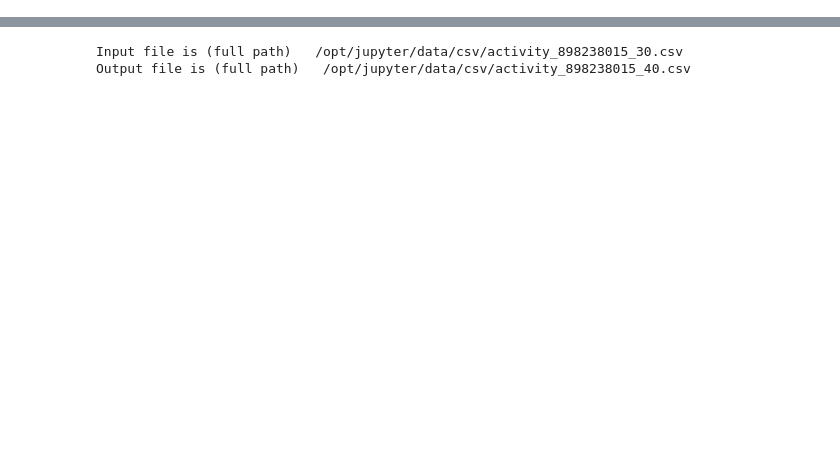
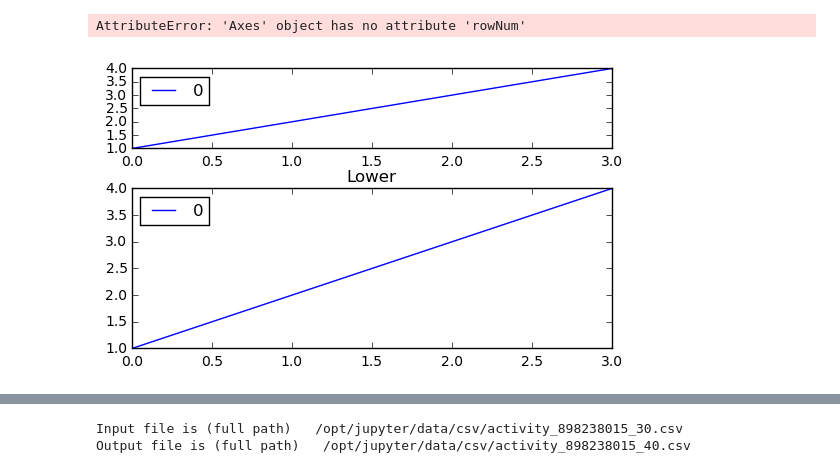
Before and after one commit to patclaffey/docker_jupyter, a Jupyter notebook: notebooks/Summary.ipynb, the cells around one changed output, grey strips where cells are left out. Cells and saved outputs as stored; diff of their text form; code cells hidden in the pictures; blank space fills up the shorter version.

```diff
--- a/notebooks/Summary.ipynb
+++ b/notebooks/Summary.ipynb
@@ -0,0 +11,13 @@
+# %%
+df_test = pd.DataFrame([1,2,3,4]) # create DataFrame
+fig_test = plt.figure() # create the figure instance
+
+#add_axes : Add an axes at position rect [left, bottom, width, height]
+#where all quantities are in fractions of figure width and height.
+axes_a =  fig_test.add_axes([0.1, 0.1, 0.8, 0.4])
+df_test.plot(ax = axes_a, title = 'Lower')
+axes_b =  fig_test.add_axes([0.1, 0.6, 0.8, 0.2])
+df_test.plot(ax = axes_b, title = 'Higher')
+# %% [output]
+AttributeError: 'Axes' object has no attribute 'rowNum'
+[figure, added]
```
Also changed, not shown: parts of 23 cells of this notebook, 3 other files.
